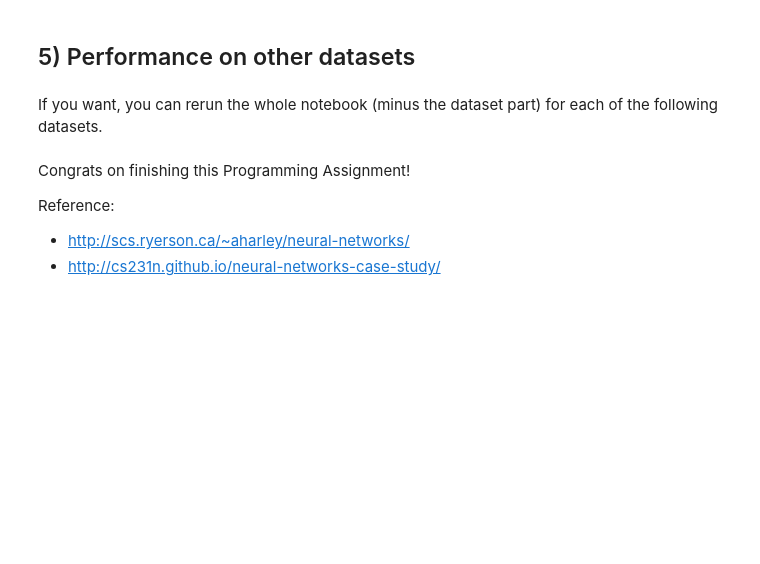
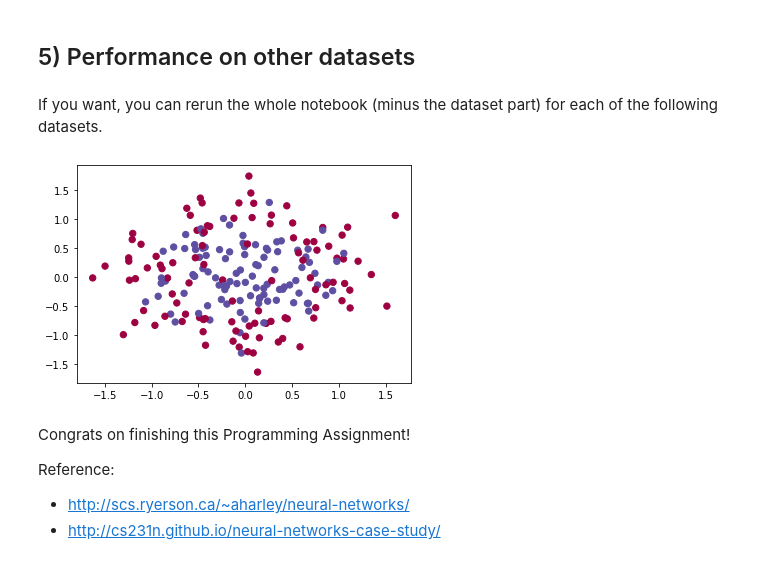
Before and after one commit to sdoaxing0410/NeuralNetworkHomework, a Jupyter notebook: assignment3(C1W3)/assignment3.ipynb, the cells around one changed output. Saved outputs shown, nothing was run; the diff lists cells and outputs as text; code cells hidden in the pictures; blank space fills up the shorter version.

```diff
--- a/assignment3(C1W3)/assignment3.ipynb
+++ b/assignment3(C1W3)/assignment3.ipynb
@@ -937,25 +939,27 @@ If you want, you can rerun the whole notebook (minus the dataset part) for each
 # %%
 # Datasets
 noisy_circles, noisy_moons, blobs, gaussian_quantiles, no_structure = load_extra_datasets()
 
 datasets = {"noisy_circles": noisy_circles,
             "noisy_moons": noisy_moons,
             "blobs": blobs,
             "gaussian_quantiles": gaussian_quantiles}
 
 ### START CODE HERE ### (choose your dataset)
-dataset = None
+dataset = 'noisy_circles'
 ### END CODE HERE ###
 
 X, Y = datasets[dataset]
 X, Y = X.T, Y.reshape(1, Y.shape[0])
 
 # make blobs binary
 if dataset == "blobs":
     Y = Y%2
 
 # Visualize the data
 plt.scatter(X[0, :], X[1, :], c=Y.flatten(), s=40, cmap=plt.cm.Spectral);
+# %% [output]
+[figure, added]
 # %% [markdown]
 Congrats on finishing this Programming Assignment!
 
```
Also changed, not shown: parts of 12 cells of this notebook, 24 other files.
